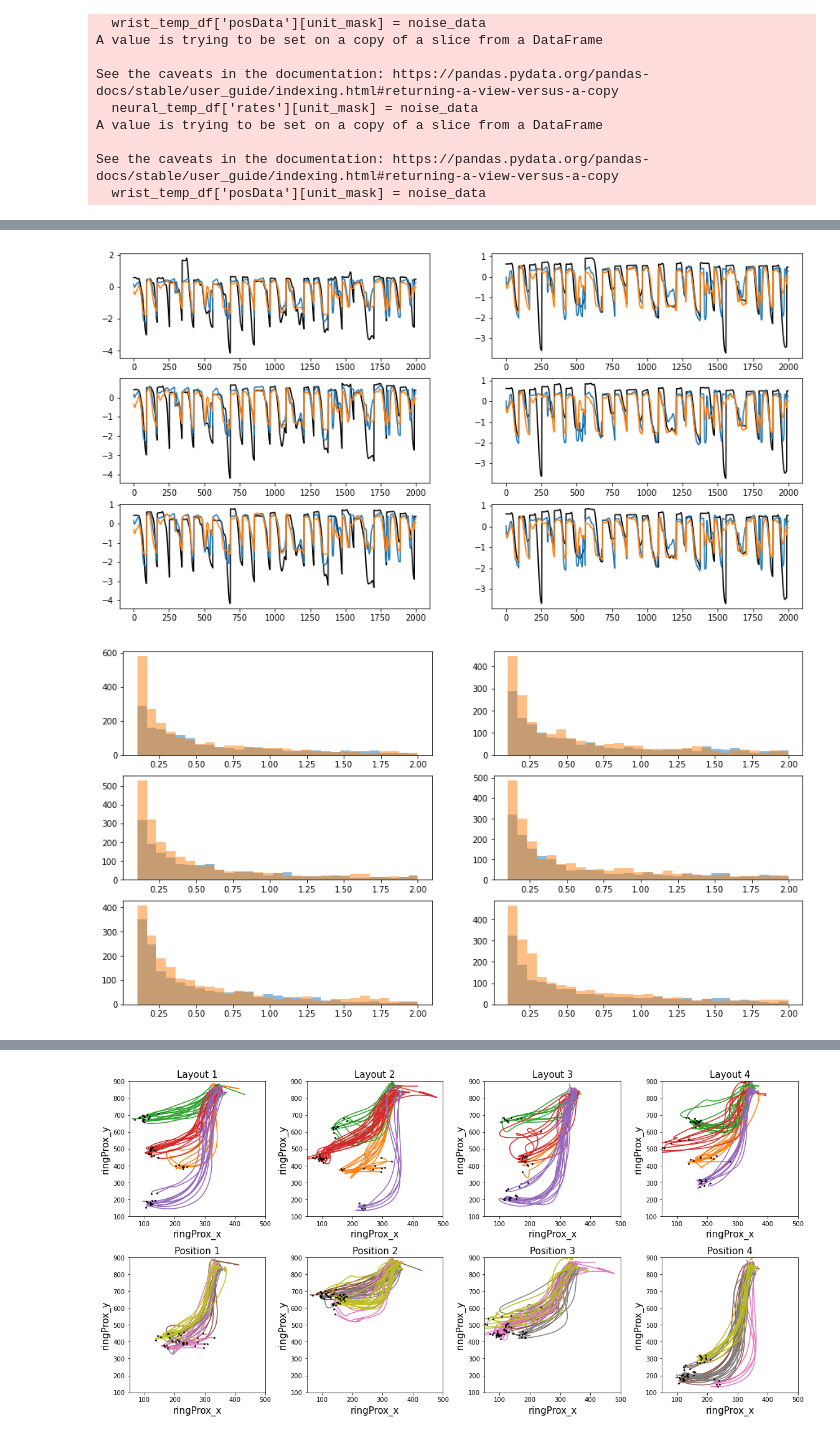
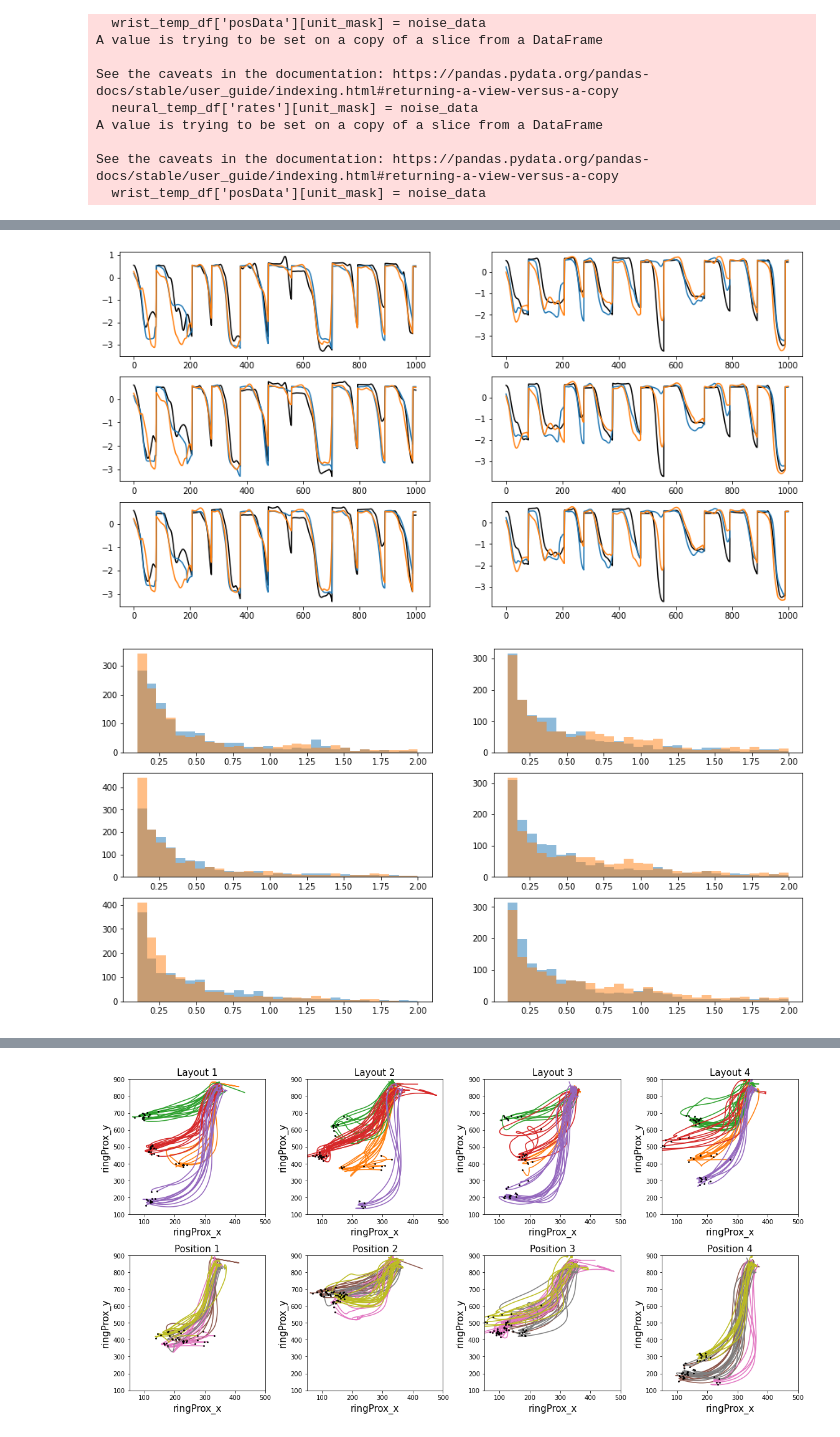
Before and after one commit to ntolley/ncm_2023, a Jupyter notebook: notebooks/num_neuron_sort.ipynb, the cells around one changed output, grey strips where cells are left out. Drawn from its saved outputs; the diff is of its cells as text; code cells hidden in the pictures.

```diff
--- a/notebooks/num_neuron_sort.ipynb
+++ b/notebooks/num_neuron_sort.ipynb
@@ -55 +67,13 @@ label_col = 'layout'
+# %%
+unit_corr_array = list()
+for unit_idx in range(X_train_data.shape[1]):
+    unit_corr = list()
+    for mrk_idx in range(y_test_data.shape[1]):
+        unit_corr.append(np.abs(np.corrcoef(X_train_data[:, unit_idx], y_train_data[:, mrk_idx])[0,1]))
+    unit_corr_array.append(np.array(unit_corr))
+
+unit_corr_array = np.vstack(unit_corr_array)
+
+sort_indices = np.argsort(np.mean(unit_corr_array, axis=1))
+sorted_neuron_list = neuron_list[sort_indices]
 # %%
@@ -89,7 +113,8 @@ sorted_neuron_list = neuron_list[sort_indices]
 # func_dict = {'wiener': contrastive_functions.run_wiener}
 func_dict = {'wiener': contrastive_functions.run_wiener, 'rnn': contrastive_functions.run_rnn}
 
-num_neuron_list = [2,3,4,5,10,15,20,30]
+# num_neuron_list = [2,3,4,5,10,15,20,30]
+num_neuron_list = [10,20,30,40,50]
 
 num_neuron_results_dict = {'sorted_neuron_list': sorted_neuron_list}
 for num_neurons in num_neuron_list:
@@ -169,7 +194,7 @@ plt.tight_layout()
 # %%
 data_arrays, generators = contrastive_functions.make_generators(
     wrist_df, notask_neural_df, neural_offset, cv_dict, metadata, exclude_neural=None,
-    window_size=window_size, flip_outputs=True, batch_size=1000, label_col='layout')
+    window_size=window_size, flip_outputs=True, batch_size=1000, label_col='position')
 
 # Unpack tuple into variables
 training_set, validation_set, testing_set = data_arrays
@@ -183,8 +208,8 @@ y_test_data = testing_set[:][1][:,-1,:].detach().cpu().numpy()
 
 test_labels = testing_set[:][2].detach().cpu().numpy()
 # %%
-for layout_idx in range(1,5):
-    label_mask = test_labels == layout_idx
+for label_idx in range(1,5):
+    label_mask = test_labels == label_idx
 
     plt.figure(figsize=(15,8))
     for mrk_idx in range(6):
@@ -210,4 +235,6 @@ for layout_idx in range(1,5):
         plt.plot(num_neuron_list, notask_mse)
         plt.plot(num_neuron_list, task_mse)
         plt.ylim(0, 1.8)
+
+        plt.suptitle(f'label {label_idx}')
 # %% [output]
@@ -218,24 +245,24 @@ for layout_idx in range(1,5):
 # %%
+bounds = list(range(1000,2000))
+
 plt.figure(figsize=(15,8))
 for mrk_idx in range(6):
     plt.subplot(3,2,mrk_idx+1)
-    plt.plot(y_test_data[:2000,mrk_idx], color='k')
-    plt.plot(num_neuron_results_dict['num_neuron_4']['rnn']['notask']['test_pred'][:2000,mrk_idx])
-    plt.plot(num_neuron_results_dict['num_neuron_4']['rnn']['task']['test_pred'][:2000,mrk_idx])
-    # plt.plot(num_neuron_results_dict['num_neuron_20']['wiener']['notask']['test_pred'][:2000,mrk_idx])
-    # plt.plot(num_neuron_results_dict['num_neuron_20']['wiener']['task']['test_pred'][:2000,mrk_idx])
+    plt.plot(y_test_data[bounds,mrk_idx], color='k')
+    plt.plot(num_neuron_results_dict['num_neuron_20']['rnn']['notask']['test_pred'][bounds,mrk_idx])
+    plt.plot(num_neuron_results_dict['num_neuron_20']['rnn']['task']['test_pred'][bounds,mrk_idx])
 # %% [output]
-[figure, old version]
+[figure, new version]
 # %%
 bins = np.linspace(0.1, 2, 30)
 plt.figure(figsize=(15,8))
 for mrk_idx in range(6):
     plt.subplot(3,2,mrk_idx+1)
 
-    notask_mse = np.square(num_neuron_results_dict['num_neuron_4']['rnn']['notask']['test_pred'][:,mrk_idx] - y_test_data[:,mrk_idx])
-    task_mse = np.square(num_neuron_results_dict['num_neuron_4']['rnn']['task']['test_pred'][:,mrk_idx] - y_test_data[:,mrk_idx])
+    notask_mse = np.square(num_neuron_results_dict['num_neuron_20']['rnn']['notask']['test_pred'][:,mrk_idx] - y_test_data[:,mrk_idx])
+    task_mse = np.square(num_neuron_results_dict['num_neuron_20']['rnn']['task']['test_pred'][:,mrk_idx] - y_test_data[:,mrk_idx])
 
     plt.hist(notask_mse, bins=bins, alpha=0.5)
     plt.hist(task_mse, bins=bins, alpha=0.5)
 # %% [output]
-[figure, old version]
+[figure, new version]
```
Also changed, not shown: parts of 10 cells of this notebook, 3 other files.
